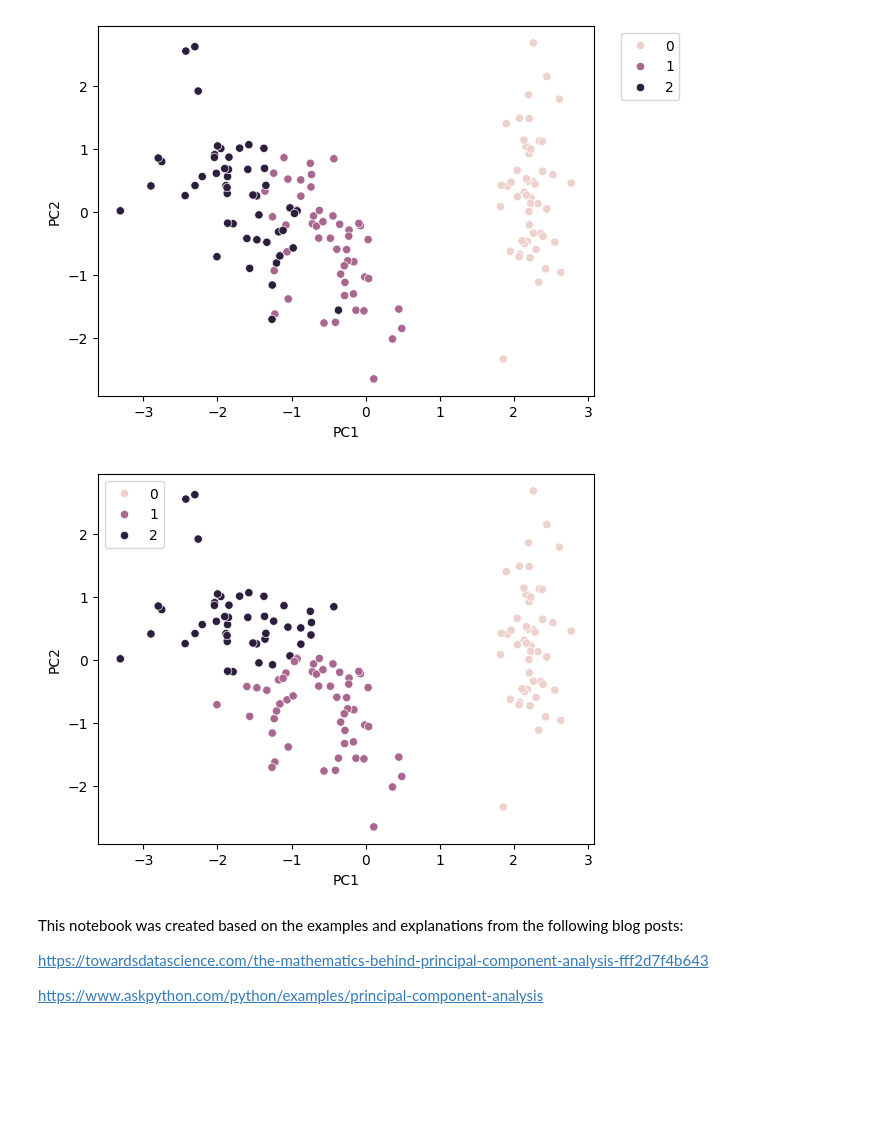
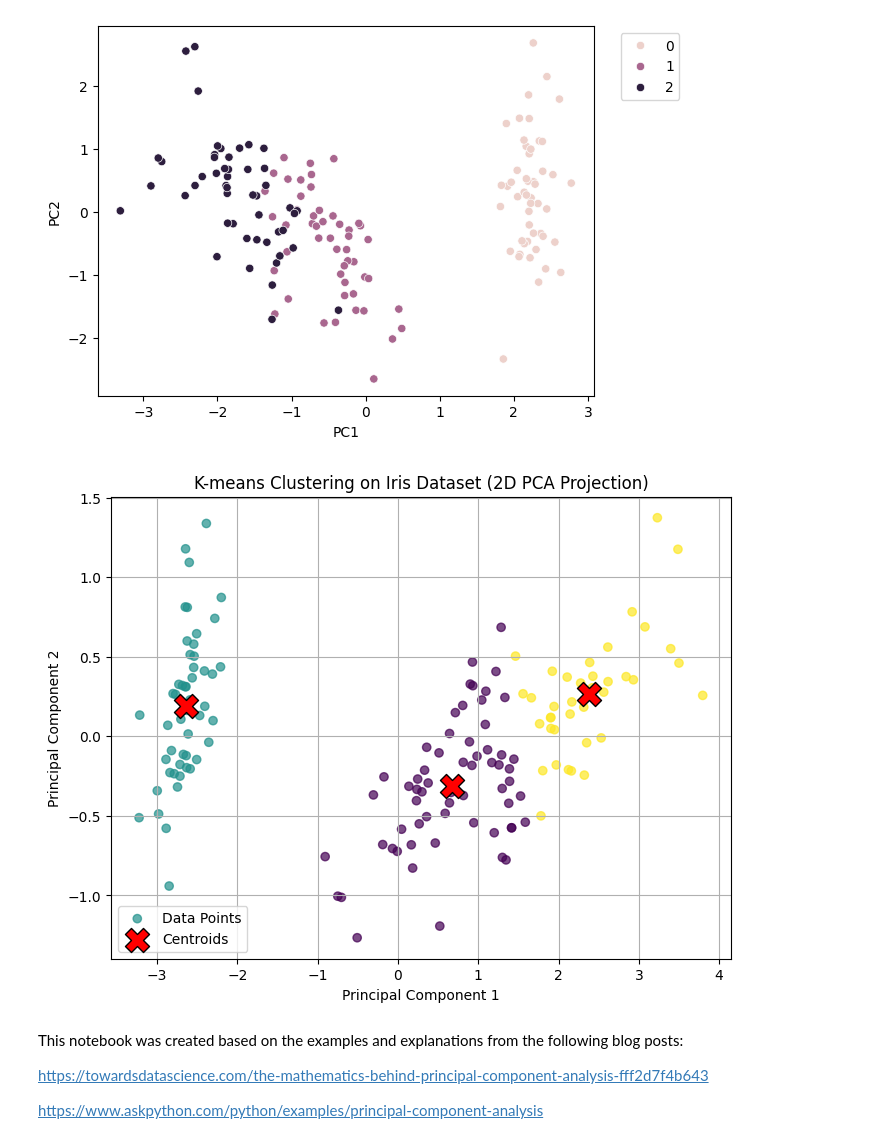
Before and after one commit to process-intelligence-research/AI-in-Bio-Chemical-Engineering-Lecture-Coding, a Jupyter notebook: Lecture 3/lecture3_examples.ipynb, the cells around one changed output. Saved outputs shown, nothing was run; the diff lists cells and outputs as text; code cells hidden in the pictures; blank space fills up the shorter version.

```diff
--- a/Lecture 3/lecture3_examples.ipynb
+++ b/Lecture 3/lecture3_examples.ipynb
@@ -202,16 +219,45 @@ plt.legend(bbox_to_anchor=(1.04, 1))
 plt.show()
 # %% [output]
 [figure]
-# %%
-from sklearn.cluster import KMeans
-
-kmeans = KMeans(n_clusters=3, random_state=0, n_init='auto')
-kmeans.fit(pca_iris)
-
-sns.scatterplot(data=pca_df, x='PC1', y='PC2', hue=kmeans.labels_)
-plt.show()
-# %% [output]
-[figure, removed]
+# %%
+# Re-run the K-means clustering with corrected centroid visualization
+
+import numpy as np
+import matplotlib.pyplot as plt
+from sklearn import datasets
+from sklearn.cluster import KMeans
+from sklearn.decomposition import PCA
+
+# Step 1: Load the Iris dataset
+iris = datasets.load_iris()
+X = iris.data  # Features (4D)
+y = iris.target  # True labels (for reference, not used in clustering)
+
+# Step 2: Apply K-means clustering (Assuming K=3 since we know there are 3 species)
+kmeans = KMeans(n_clusters=3, random_state=42, n_init=10)
+y_kmeans = kmeans.fit_predict(X)  # Assign clusters
+
+# Step 3: Reduce the data to 2D using PCA for visualization
+pca = PCA(n_components=2)
+X_pca = pca.fit_transform(X)
+
+# Transform cluster centers to PCA space (since PCA changes coordinate space)
+centroids_pca = pca.transform(kmeans.cluster_centers_)
+
+# Step 4: Plot the clusters with corrected centroids
+plt.figure(figsize=(8, 6))
+plt.scatter(X_pca[:, 0], X_pca[:, 1], c=y_kmeans, cmap='viridis', alpha=0.7, label="Data Points")
+plt.scatter(centroids_pca[:, 0], centroids_pca[:, 1],
+            marker='X', s=300, c='red', edgecolors='black', label='Centroids')
+
+plt.title("K-means Clustering on Iris Dataset (2D PCA Projection)")
+plt.xlabel("Principal Component 1")
+plt.ylabel("Principal Component 2")
+plt.legend()
+plt.grid()
+plt.show()
+# %% [output]
+[figure, added]
 # %% [markdown]
 This notebook was created based on the examples and explanations from the following blog posts:
 
```
Also changed, not shown: parts of 3 cells of this notebook, 1 other file.
